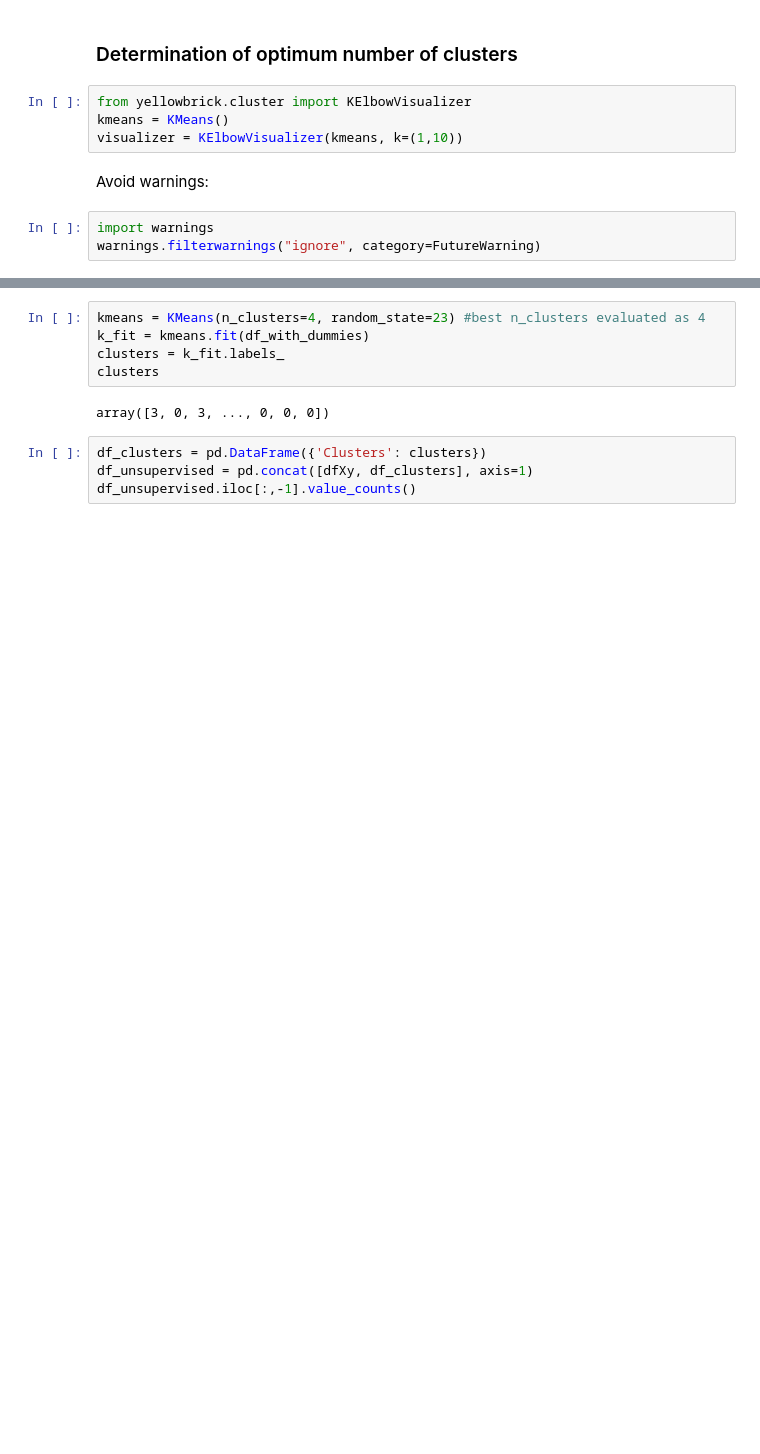
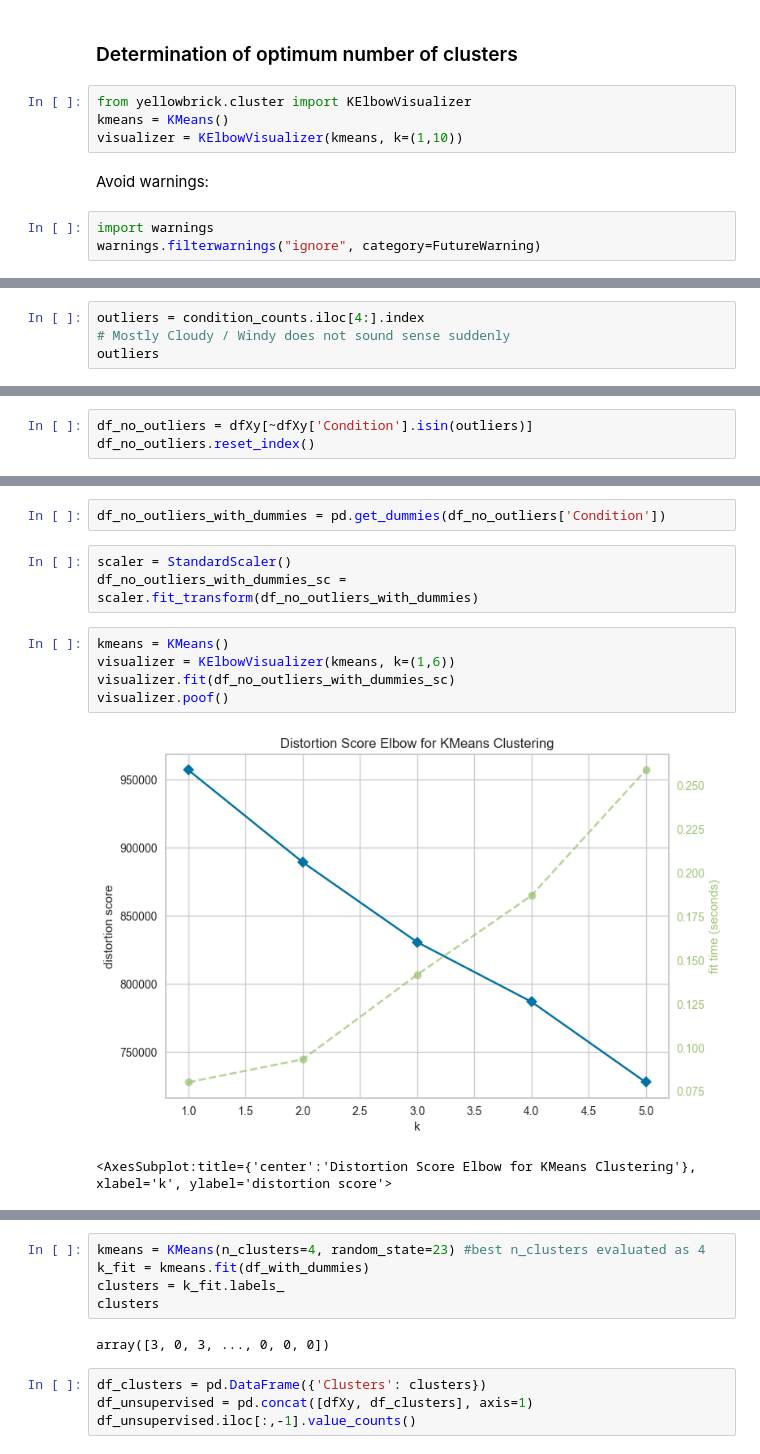
Before and after one commit to anilergan/ANN-weather-prediction, a Jupyter notebook: 3.1_weather_data_unsup_learning.ipynb, the cells around one changed output, grey strips where cells are left out. Saved outputs shown, nothing was run; the diff lists cells and outputs as text; blank space fills up the shorter version.

Commit message:
I remove outliers in 'Condition' column, so there's only four different contition. No need to unsup.

```diff
--- a/3.1_weather_data_unsup_learning.ipynb
+++ b/3.1_weather_data_unsup_learning.ipynb
@@ -81,0 +115,4 @@ print(cluster_mapping)
+# %%
+outliers = condition_counts.iloc[4:].index
+# Mostly Cloudy / Windy does not sound sense suddenly
+outliers
@@ -81,0 +134,3 @@ print(cluster_mapping)
+# %%
+df_no_outliers = dfXy[~dfXy['Condition'].isin(outliers)]
+df_no_outliers.reset_index()
@@ -81,0 +159,13 @@ print(cluster_mapping)
+# %%
+df_no_outliers_with_dummies = pd.get_dummies(df_no_outliers['Condition'])
+# %%
+scaler = StandardScaler()
+df_no_outliers_with_dummies_sc = scaler.fit_transform(df_no_outliers_with_dummies)
+# %%
+kmeans = KMeans()
+visualizer = KElbowVisualizer(kmeans, k=(1,6))
+visualizer.fit(df_no_outliers_with_dummies_sc)
+visualizer.poof()
+# %% [output]
+[figure, added]
+<AxesSubplot:title={'center':'Distortion Score Elbow for KMeans Clustering'}, xlabel='k', ylabel='distortion score'>
```
Also changed, not shown: parts of 21 cells of this notebook.
